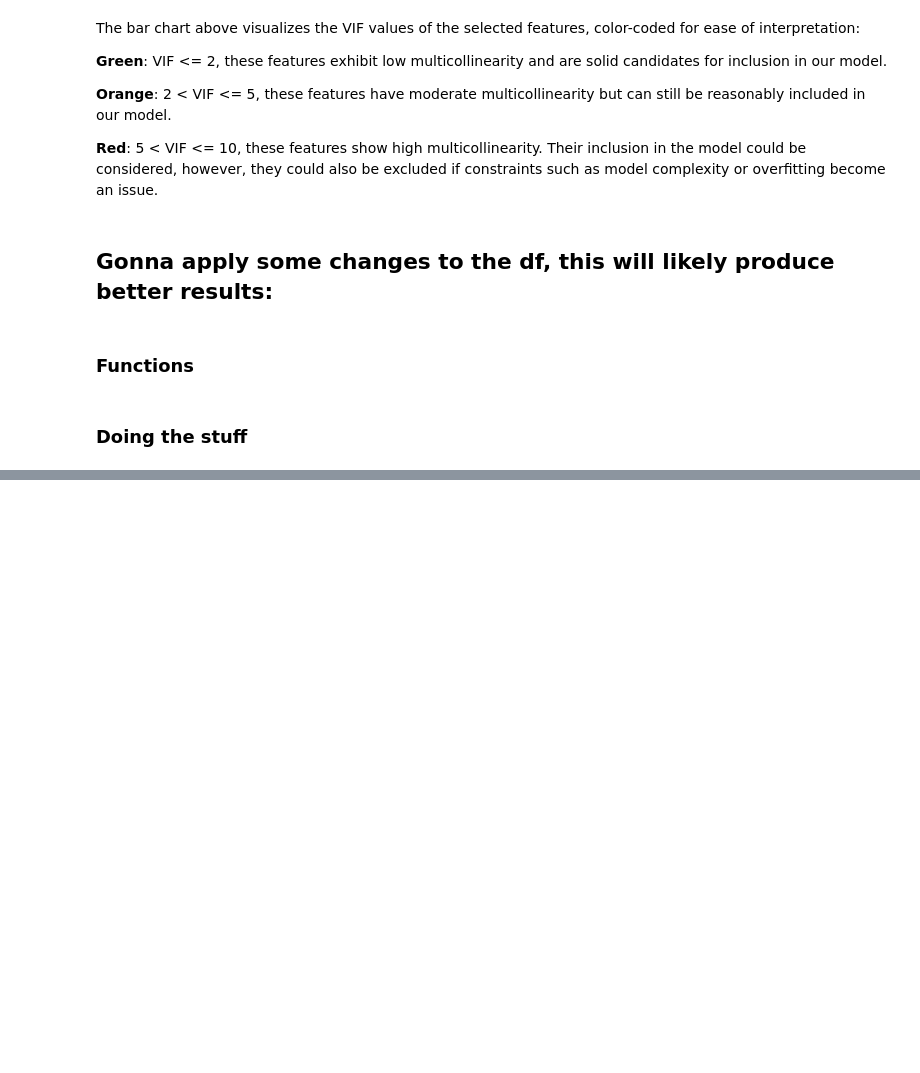
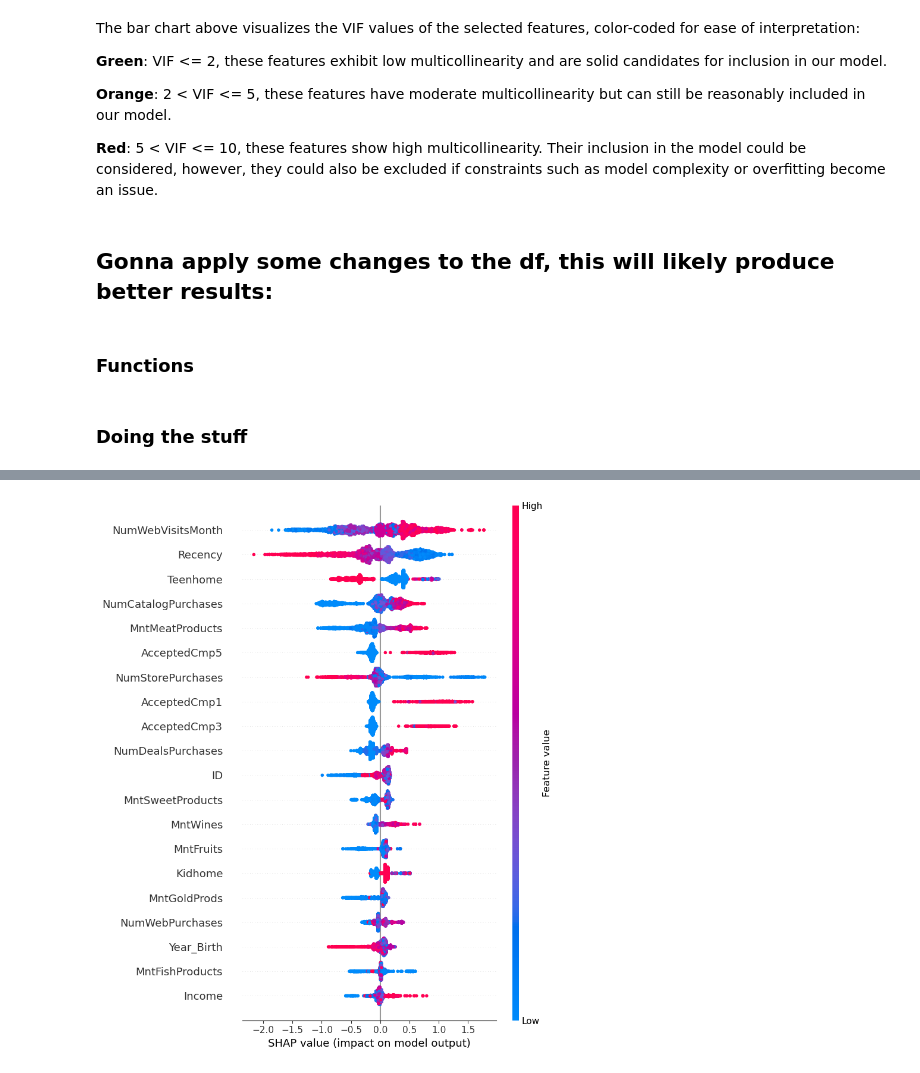
Before and after one commit to CSergiy/DS_Demo, a Jupyter notebook: Stuff.ipynb, the cells around one changed output, grey strips where cells are left out. Saved outputs shown, nothing was run; the diff lists cells and outputs as text; code cells hidden in the pictures; blank space fills up the shorter version.

```diff
--- a/Stuff.ipynb
+++ b/Stuff.ipynb
@@ -601,0 +595,5 @@ shap.summary_plot(shap_values, X_train, plot_type="bar")
+# %%
+shap_values = shap.TreeExplainer(model_xgb).shap_values(X_train_res)
+shap.summary_plot(shap_values, X_train_res, feature_names=feature_names)
+# %% [output]
+[figure, added]
```
Also changed, not shown: parts of 14 cells of this notebook.
